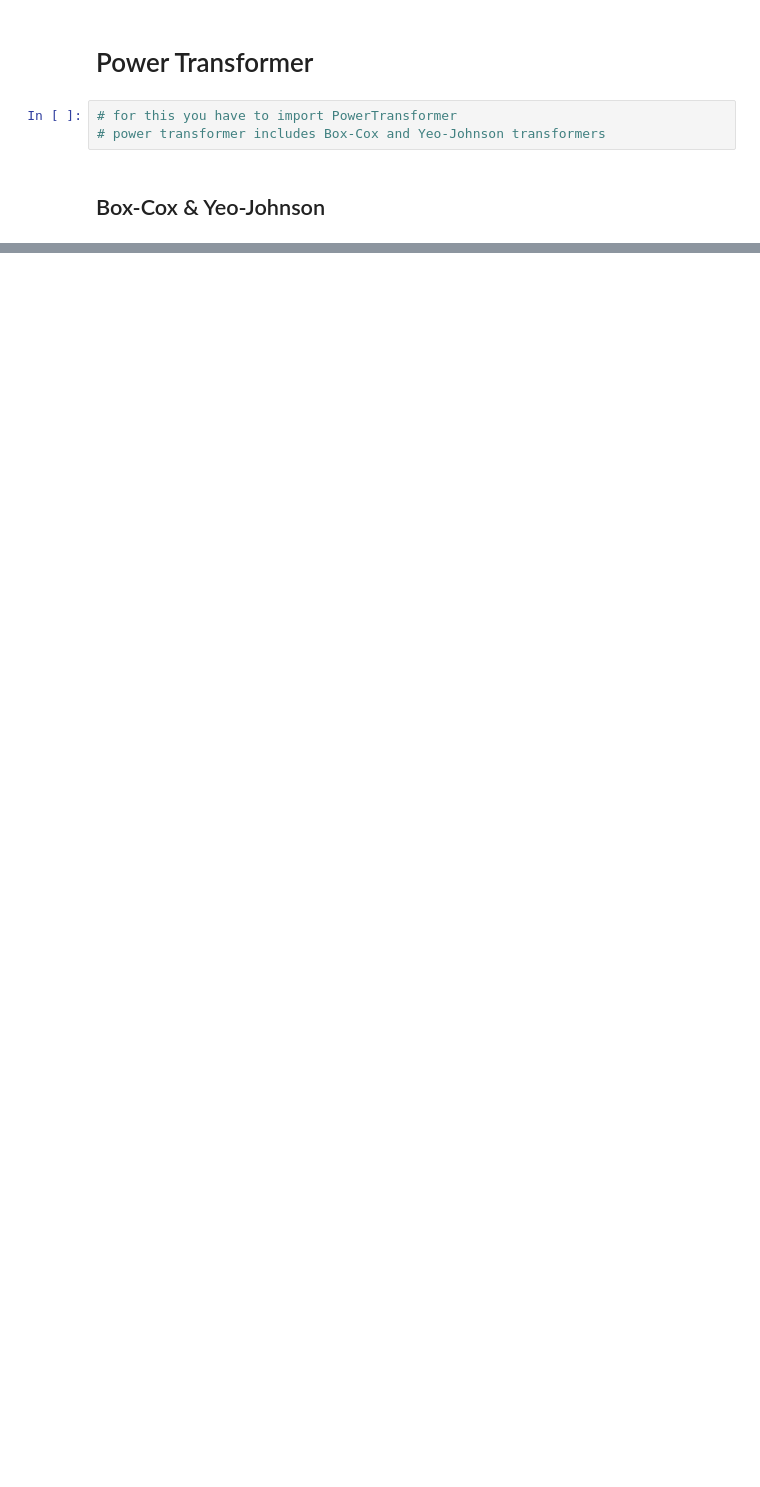
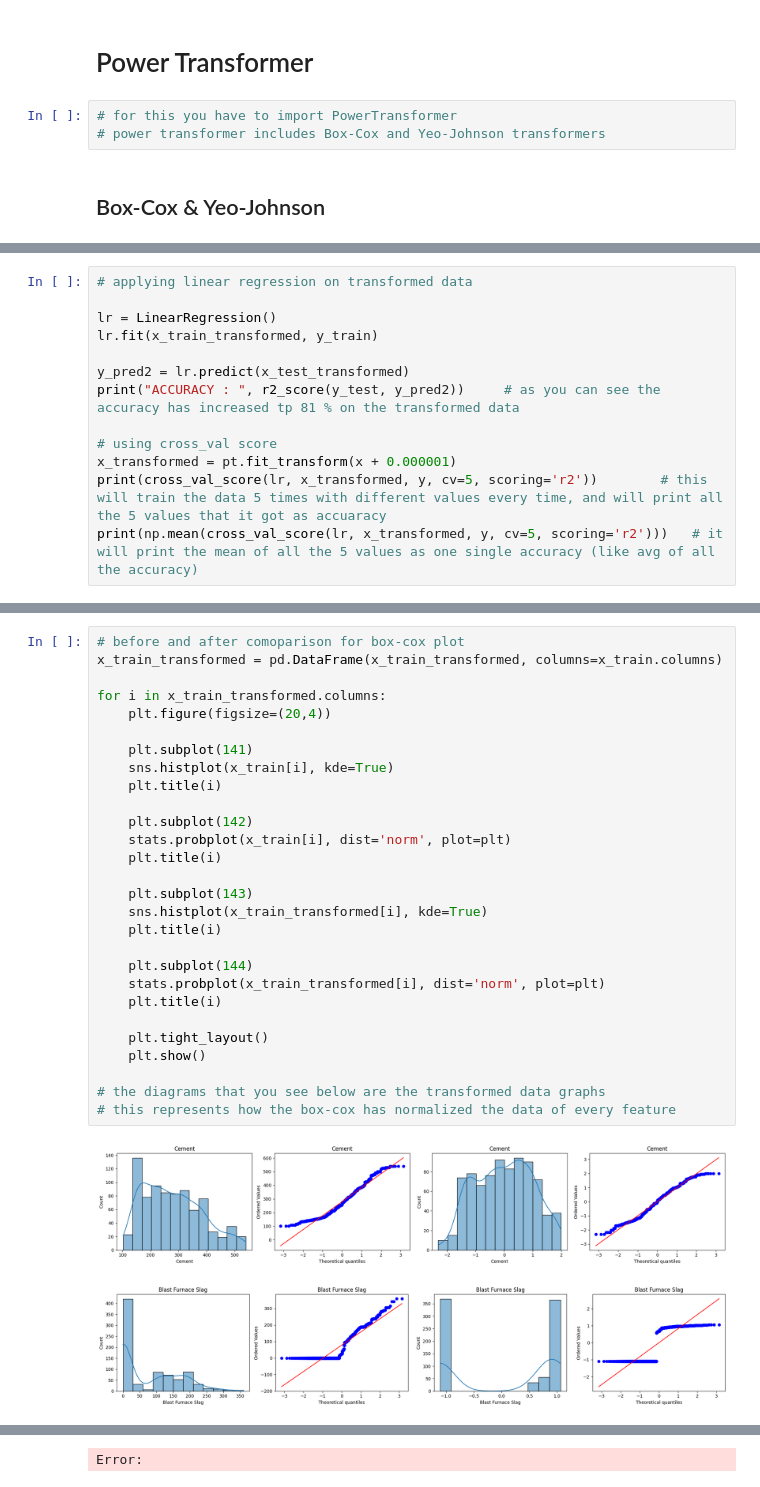
Before and after one commit to Ashura369/Python_and_Data_Science, a Jupyter notebook: 0 ML lecture/9_6 power transformers.ipynb, the cells around one changed output, grey strips where cells are left out. Saved outputs shown, nothing was run; the diff lists cells and outputs as text; blank space fills up the shorter version.

```diff
--- a/0 ML lecture/9_6 power transformers.ipynb
+++ b/0 ML lecture/9_6 power transformers.ipynb
@@ -111,0 +134,13 @@ x_test_transformed = pt.fit_transform(x_test+0.000001)
+# %%
+# applying linear regression on transformed data
+
+lr = LinearRegression()
+lr.fit(x_train_transformed, y_train)
+
+y_pred2 = lr.predict(x_test_transformed)
+print("ACCURACY : ", r2_score(y_test, y_pred2))     # as you can see the accuracy has increased tp 81 % on the transformed data
+
+# using cross_val score
+x_transformed = pt.fit_transform(x + 0.000001)
+print(cross_val_score(lr, x_transformed, y, cv=5, scoring='r2'))        # this will train the data 5 times with different values every time, and will print all the 5 values that it got as accuaracy
+print(np.mean(cross_val_score(lr, x_transformed, y, cv=5, scoring='r2')))   # it will print the mean of all the 5 values as one single accuracy (like avg of all the accuracy)
@@ -111,0 +152,31 @@ x_test_transformed = pt.fit_transform(x_test+0.000001)
+# %%
+# before and after comoparison for box-cox plot
+x_train_transformed = pd.DataFrame(x_train_transformed, columns=x_train.columns)
+
+for i in x_train_transformed.columns:
+    plt.figure(figsize=(20,4))
+
+    plt.subplot(141)
+    sns.histplot(x_train[i], kde=True)
+    plt.title(i)
+
+    plt.subplot(142)
+    stats.probplot(x_train[i], dist='norm', plot=plt)
+    plt.title(i)
+
+    plt.subplot(143)
+    sns.histplot(x_train_transformed[i], kde=True)
+    plt.title(i)
+
+    plt.subplot(144)
+    stats.probplot(x_train_transformed[i], dist='norm', plot=plt)
+    plt.title(i)
+
+    plt.tight_layout()
+    plt.show()
+
+# the diagrams that you see below are the transformed data graphs
+# this represents how the box-cox has normalized the data of every feature
+# %% [output]
+[figure, added]
+[figure, added]
@@ -111,0 +189 @@ x_test_transformed = pt.fit_transform(x_test+0.000001)
+Error:
```
Also changed, not shown: parts of 14 cells of this notebook.
